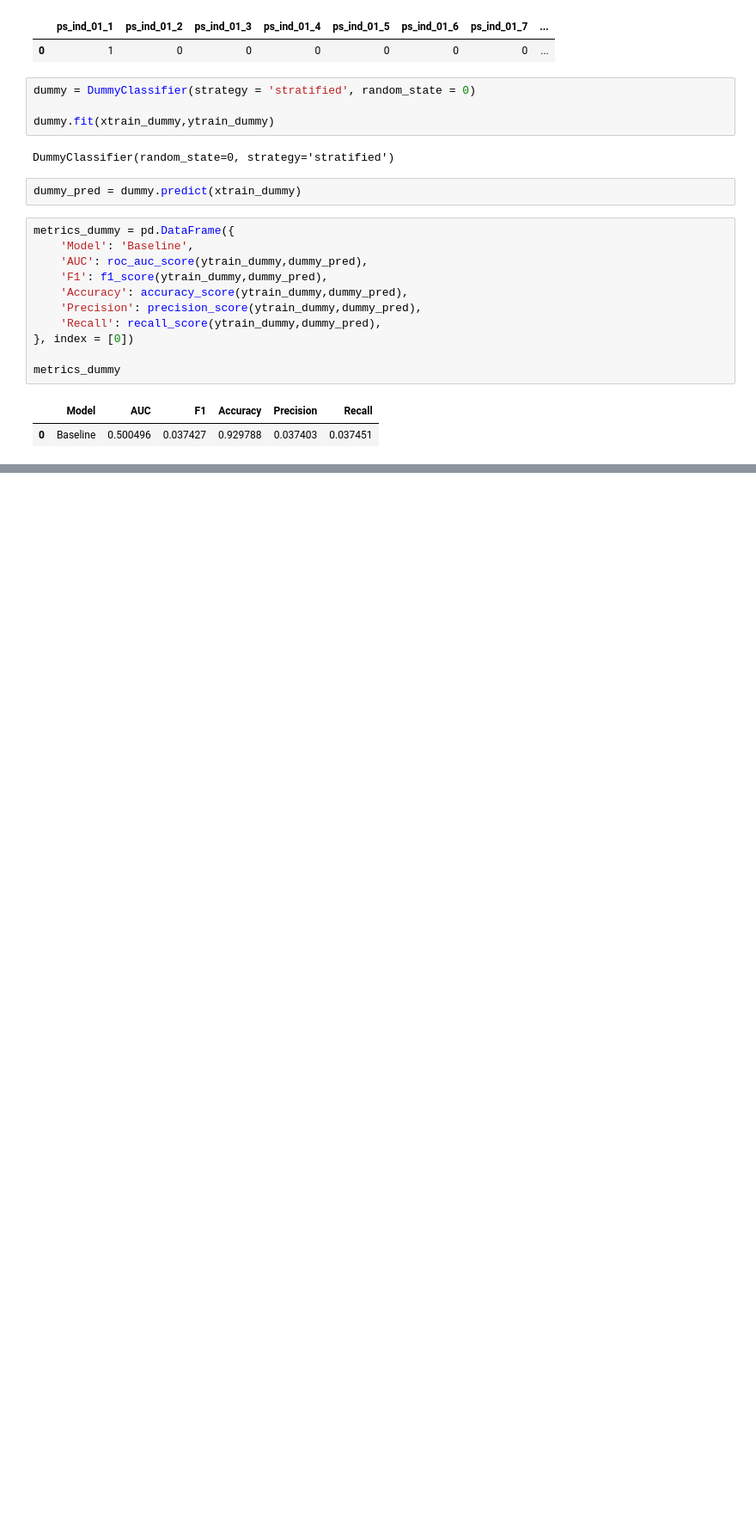
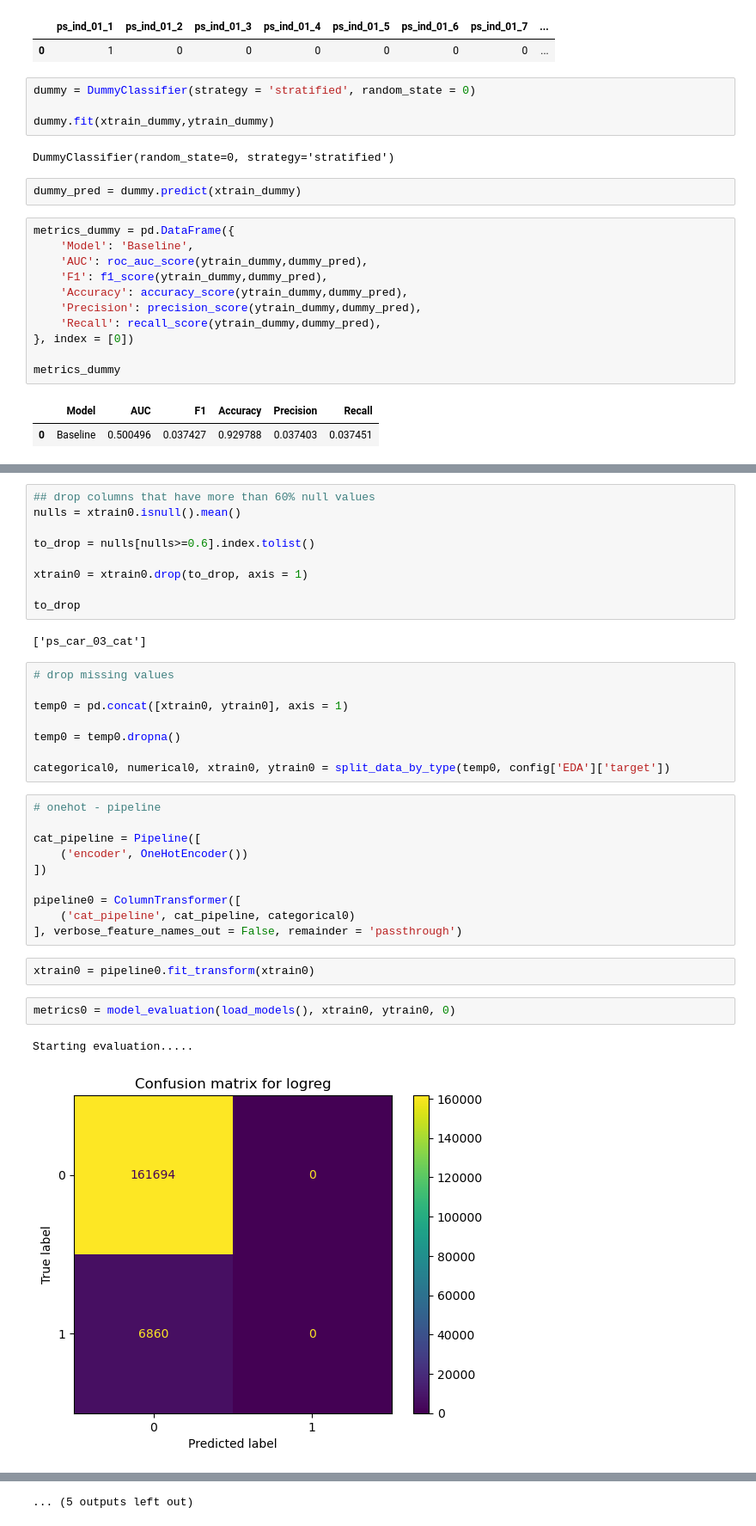
Before and after one commit to NeonStone7/Project_End_to_end_insurance_prediction, a Jupyter notebook: play/2_model_selection.ipynb, the cells around one changed output, grey strips where cells are left out. Shown at 86% size. Saved outputs shown, nothing was run; the diff lists cells and outputs as text; blank space fills up the shorter version.

```diff
--- a/play/2_model_selection.ipynb
+++ b/play/2_model_selection.ipynb
@@ -210,0 +368,36 @@ metrics_dummy
+# %%
+## drop columns that have more than 60% null values
+nulls = xtrain0.isnull().mean()
+
+to_drop = nulls[nulls>=0.6].index.tolist()
+
+xtrain0 = xtrain0.drop(to_drop, axis = 1)
+
+to_drop
+# %% [output]
+['ps_car_03_cat']
+# %%
+# drop missing values
+
+temp0 = pd.concat([xtrain0, ytrain0], axis = 1)
+
+temp0 = temp0.dropna()
+
+categorical0, numerical0, xtrain0, ytrain0 = split_data_by_type(temp0, config['EDA']['target'])
+# %%
+# onehot - pipeline
+
+cat_pipeline = Pipeline([
+    ('encoder', OneHotEncoder())
+])
+
+pipeline0 = ColumnTransformer([
+    ('cat_pipeline', cat_pipeline, categorical0)
+], verbose_feature_names_out = False, remainder = 'passthrough')
+# %%
+xtrain0 = pipeline0.fit_transform(xtrain0)
+# %%
+metrics0 = model_evaluation(load_models(), xtrain0, ytrain0, 0)
+# %% [output]
+Starting evaluation.....
+[figure, added]
@@ -210,0 +428 @@ metrics_dummy
+... (5 outputs left out)
```
Also changed, not shown: parts of 95 cells of this notebook, 6 other files.
